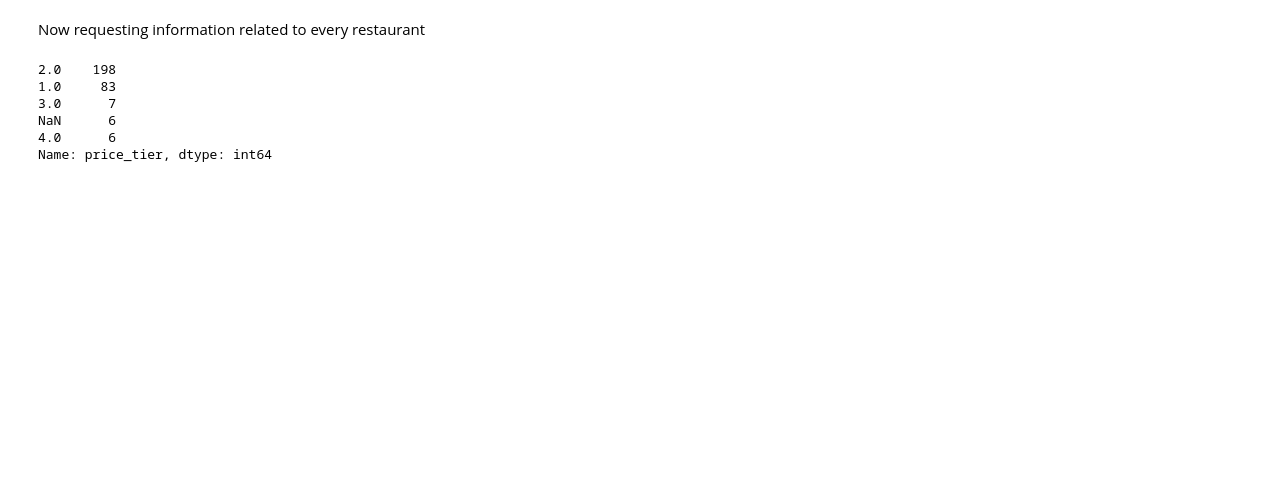
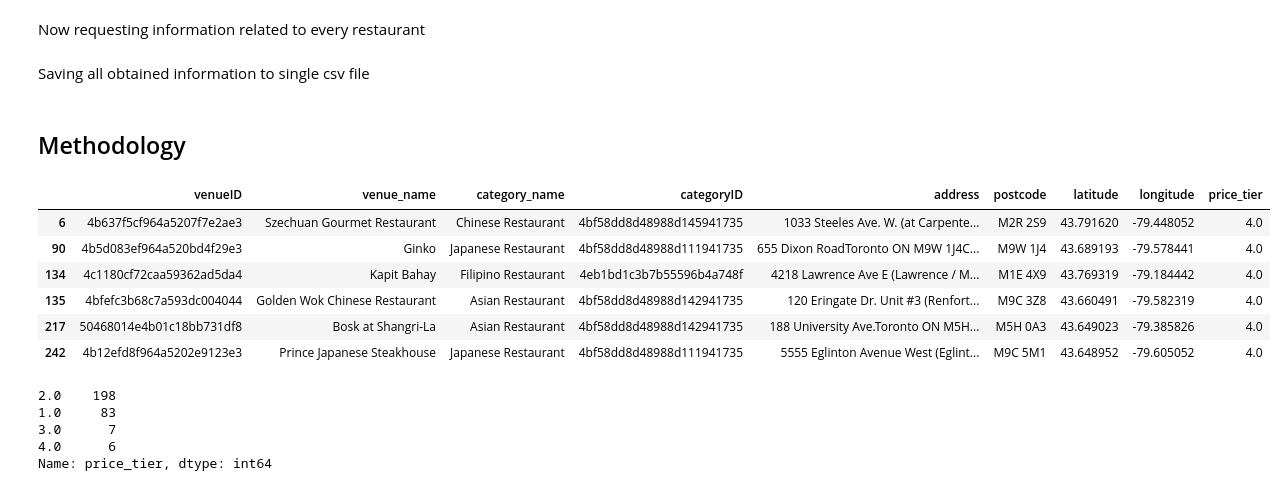
Before and after one commit to viktar-b/CAPSTONE, a Jupyter notebook: capstone-notebook.ipynb, the cells around one changed output. Saved outputs shown, nothing was run; the diff lists cells and outputs as text; code cells hidden in the pictures; blank space fills up the shorter version.

```diff
--- a/capstone-notebook.ipynb
+++ b/capstone-notebook.ipynb
@@ -238,3 +201,5 @@ for x in venues_list:
         list_tiers.append(np.nan)
 
 df.price_tier = list_tiers
+# %% [markdown]
+Saving all obtained information to single csv file
@@ -241,9 +208,24 @@ df.price_tier = list_tiers
+# %% [markdown]
+<h2>Methodology
+# %%
+import pandas as pd
+
+df = pd.read_csv('processed-requests.csv', index_col=0)
+# %%
+df[df.price_tier == 4]
+# %% [output]
+|  | venueID | venue_name | category_name | categoryID | address | postcode | latitude | longitude | price_tier |
+| 6 | 4b637f5cf964a5207f7e2ae3 | Szechuan Gourmet Restaurant | Chinese Restaurant | 4bf58dd8d48988d145941735 | 1033 Steeles Ave. W. (at Carpente... | M2R 2S9 | 43.791620 | -79.448052 | 4.0 |
+| 90 | 4b5d083ef964a520bd4f29e3 | Ginko | Japanese Restaurant | 4bf58dd8d48988d111941735 | 655 Dixon RoadToronto ON M9W 1J4C... | M9W 1J4 | 43.689193 | -79.578441 | 4.0 |
+| 134 | 4c1180cf72caa59362ad5da4 | Kapit Bahay | Filipino Restaurant | 4eb1bd1c3b7b55596b4a748f | 4218 Lawrence Ave E (Lawrence / M... | M1E 4X9 | 43.769319 | -79.184442 | 4.0 |
+| 135 | 4bfefc3b68c7a593dc004044 | Golden Wok Chinese Restaurant | Asian Restaurant | 4bf58dd8d48988d142941735 | 120 Eringate Dr. Unit #3 (Renfort... | M9C 3Z8 | 43.660491 | -79.582319 | 4.0 |
+| 217 | 50468014e4b01c18bb731df8 | Bosk at Shangri-La | Asian Restaurant | 4bf58dd8d48988d142941735 | 188 University Ave.Toronto ON M5H... | M5H 0A3 | 43.649023 | -79.385826 | 4.0 |
+| 242 | 4b12efd8f964a5202e9123e3 | Prince Japanese Steakhouse | Japanese Restaurant | 4bf58dd8d48988d111941735 | 5555 Eglinton Avenue West (Eglint... | M9C 5M1 | 43.648952 | -79.605052 | 4.0 |
 # %%
-df.price_tier.value_counts(dropna=False)
+df.price_tier.value_counts()
 # %% [output]
 2.0    198
 1.0     83
 3.0      7
-NaN      6
 4.0      6
 Name: price_tier, dtype: int64
```
Also changed, not shown: parts of 17 cells of this notebook, 6 other files.
